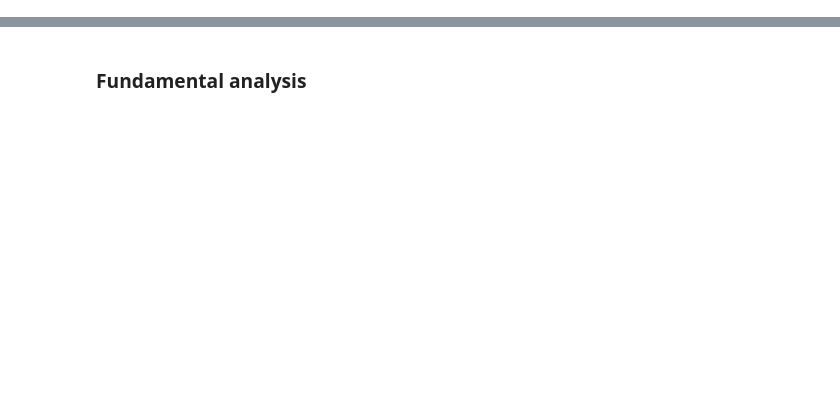
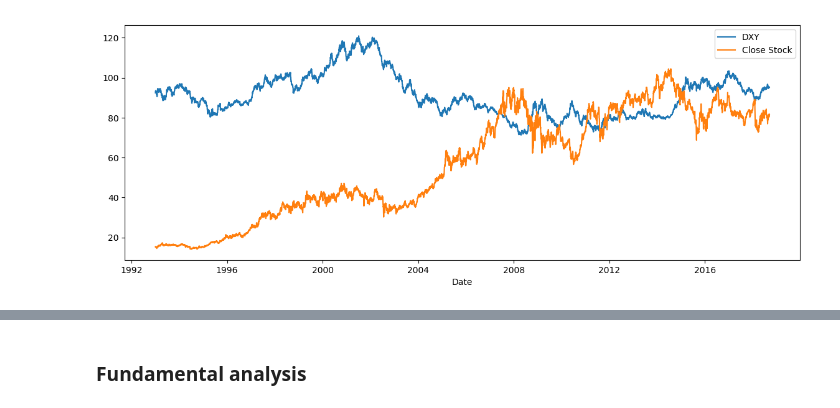
Before and after one commit to ArshakMkhoyan/StockMovementPrediction, a Jupyter notebook: FundamentalAnalysis.ipynb, the cells around one changed output, grey strips where cells are left out. Saved outputs shown, nothing was run; the diff lists cells and outputs as text; code cells hidden in the pictures; blank space fills up the shorter version.

```diff
--- a/FundamentalAnalysis.ipynb
+++ b/FundamentalAnalysis.ipynb
@@ -25,3 +47,13 @@ heatMap(df)
+# %%
+plt.figure(figsize=(14, 5), dpi=100)
+plt.plot(df.index, df.DXY)
+plt.plot(df.index, df['Close Stock'])
+plt.xlabel('Date')
+plt.title('')
+plt.legend()
+plt.show()
+# %% [output]
+[figure, added]
 # %%
 from LoadData import stock_price
 import matplotlib.pyplot as plt
```
Also changed, not shown: parts of 8 cells of this notebook, 4 other files.
